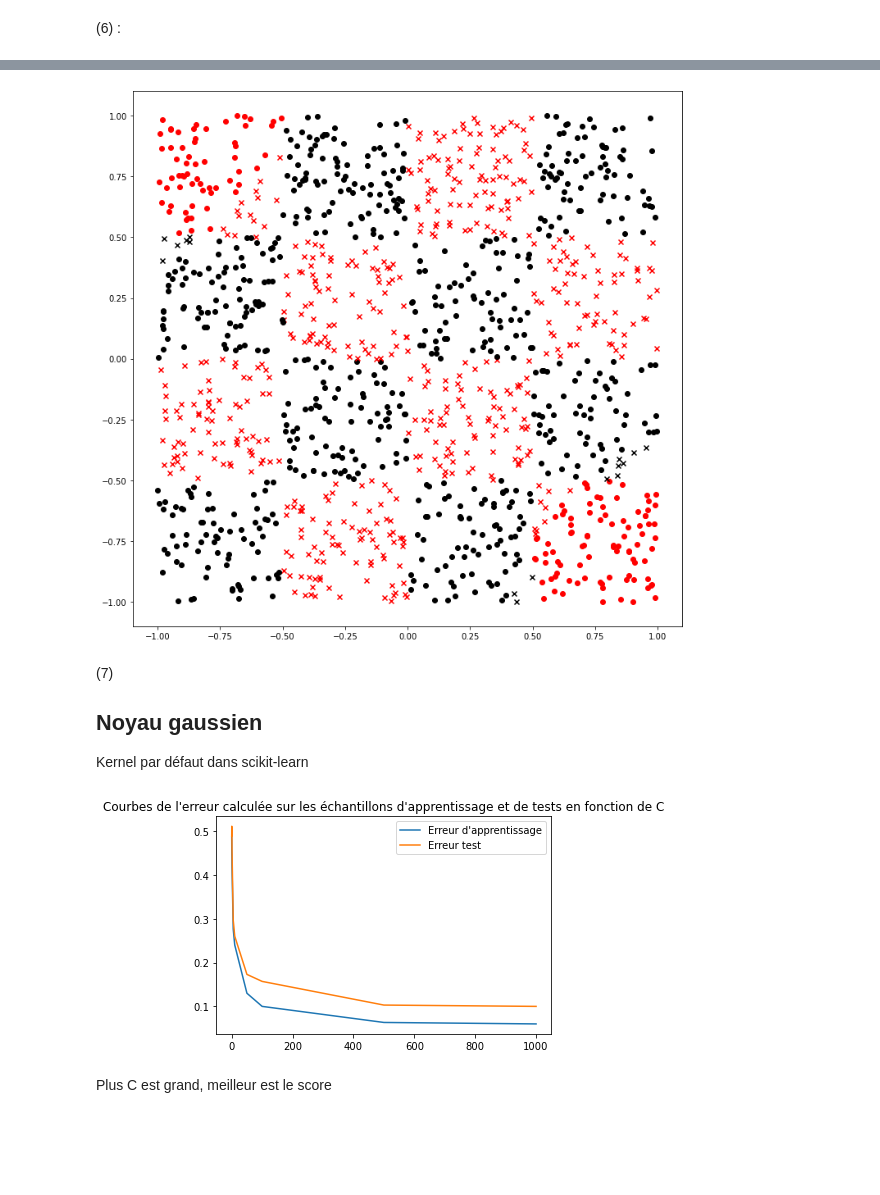
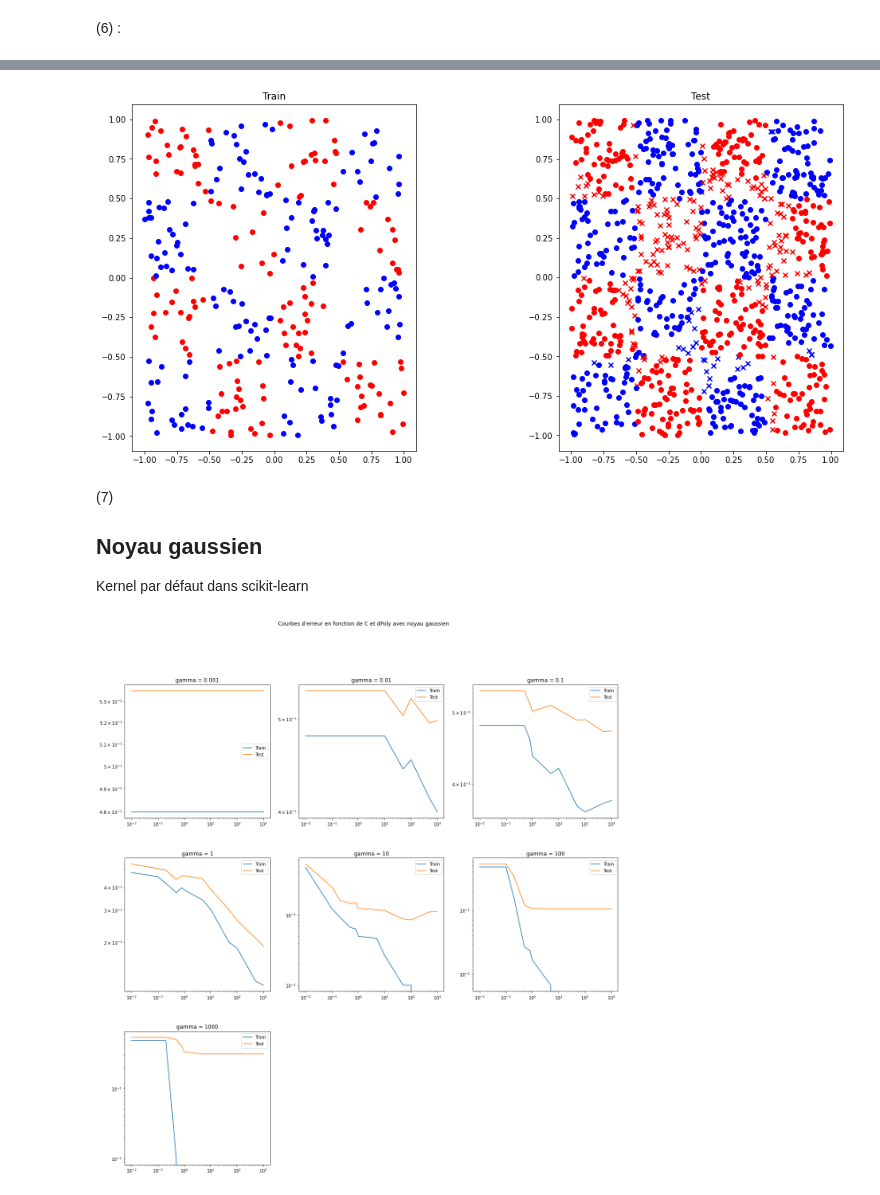
Before and after one commit to Dani-Halegua/Big_Data, a Jupyter notebook: TP3_Halegua_Champesting_Leroy.ipynb, the cells around one changed output, grey strips where cells are left out. Saved outputs shown, nothing was run; the diff lists cells and outputs as text; code cells hidden in the pictures; blank space fills up the shorter version.

```diff
--- a/TP3_Halegua_Champesting_Leroy.ipynb
+++ b/TP3_Halegua_Champesting_Leroy.ipynb
@@ -78,16 +101,11 @@ from sklearn.svm import SVC
 # %%
-C = 1/10
+C = 0.1
 clf = SVC(C=C, kernel='linear')
 clf.fit(X_train2,y_train)
 y_pred = clf.predict(X_test2)
 # %% [markdown]
 (4) :
 # %%
-cpt=0
-for i in range(len(y_test)):
-    if (y_pred[i]!=y_test[i]):
-        cpt+=1
 
-print("Erreur = ", cpt/len(y_test))
-clf.score(X_train2,y_train)
+print("Précision du modèle",AS(y_pred,y_test))
 # %% [output]
@@ -138,18 +143,20 @@ afficher(1,X_train,y_train,X_test,y_test, 5, 1/10,'linear')
 # %% [markdown]
 (5) :
 # %%
+from tqdm import tqdm
 C=[.01,.1,.2,.5,.8,1,5,10,50,100,500,1000]
 err_test=[]
 err_train=[]
-for c in C:
+for c in tqdm(C):
     clf = SVC(C=c, kernel='linear')
     clf.fit(X_train2,y_train)
+    y_pred = clf.predict(X_test2)
     err_train+=[1-clf.score(X_train2,y_train)]
-    err_test+=[1-clf.score(X_test2,y_test)]
+    err_test+=[1-AS(y_pred,y_test)]
 
-plt.title("Courbes de l'erreur calculée sur les échantillons d'apprentissage et de tests en fonction de C")
-plt.plot(C,err_train,label="Erreur d'apprentissage")
-plt.plot(C,err_test,label="Erreur test")
+plt.title("Courbes d'erreur en fonction de C avec d=5")
+plt.loglog(C,err_train,label="Erreur d'apprentissage")
+plt.loglog(C,err_test,label="Erreur test")
 plt.legend()
 plt.show()
 # %% [output]
@@ -213,28 +243,53 @@ Meilleur score pour dpoly = 4, pour C = 10
 # %%
-afficher(1,X_train,y_train,X_test,y_test, 4, 10,'linear')
+X_train2 = create_data(X_train,best_d)
+X_test2 = create_data(X_test,best_d)
+
+clf = SVC(C=best_C, kernel='linear')
+clf.fit(X_train2,y_train)
+y_pred = clf.predict(X_test2)
+
+afficher(X_train,y_train,X_test,y_test,y_pred)
 # %% [output]
-[figure, old version]
+[figure, new version]
 # %% [markdown]
 (7)
 ## Noyau gaussien
 Kernel par défaut dans scikit-learn
 # %%
+gammas = [0.001, 0.01, 0.1, 1, 10, 100,1000]
+
 C=[.01,.1,.2,.5,.8,1,5,10,50,100,500,1000]
-err_test=[]
-err_train=[]
-for c in C:
-    clf = SVC(C=c)
-    clf.fit(X_train,y_train)
-    err_train+=[1-clf.score(X_train,y_train)]
-    err_test+=[1-clf.score(X_test,y_test)]
+best_err = 1
+best_C = 0
+best_gamma = 0
+best_precision = 0
+plt.figure(figsize=(20,20))
+plt.subplots_adjust(hspace=0.3)
+i=0
 
-plt.title("Courbes de l'erreur calculée sur les échantillons d'apprentissage et de tests en fonction de C")
-plt.plot(C,err_train,label="Erreur d'apprentissage")
-plt.plot(C,err_test,label="Erreur test")
-plt.legend()
+for gamma in tqdm(gammas):
+    err_test=[]
+    err_train=[]
+
+    for c in C:
+        clf = SVC(C=c, gamma = gamma, kernel ='rbf')
+        clf.fit(X_train,y_train)
+        y_pred = clf.predict(X_test)
+        err_train+=[1-clf.score(X_train,y_train)]
+        err_test+=[1-AS(y_pred,y_test)]
+        if (1-AS(y_pred,y_test))<best_err :        #on garde en mémoire les best params
+            best_err = 1-AS(y_pred,y_test)
+            best_precision = AS(y_pred,y_test)
+            best_C = c
+            best_gamma = gamma
+    i+=1
+    plt.subplot(3,3,i)
+    plt.title("gamma = "+str(gamma))
+    plt.loglog(C,err_train,label="Train")
+    plt.loglog(C,err_test,label="Test")
+    plt.legend()
+plt.suptitle("Courbes d'erreur en fonction de C et dPoly avec noyau gaussien")
 plt.show()
 # %% [output]
-[figure, old version]
+[figure, new version]
-# %% [markdown]
-Plus C est grand, meilleur est le score
 # %%
```
Also changed, not shown: parts of 51 cells of this notebook, 6 other files.
